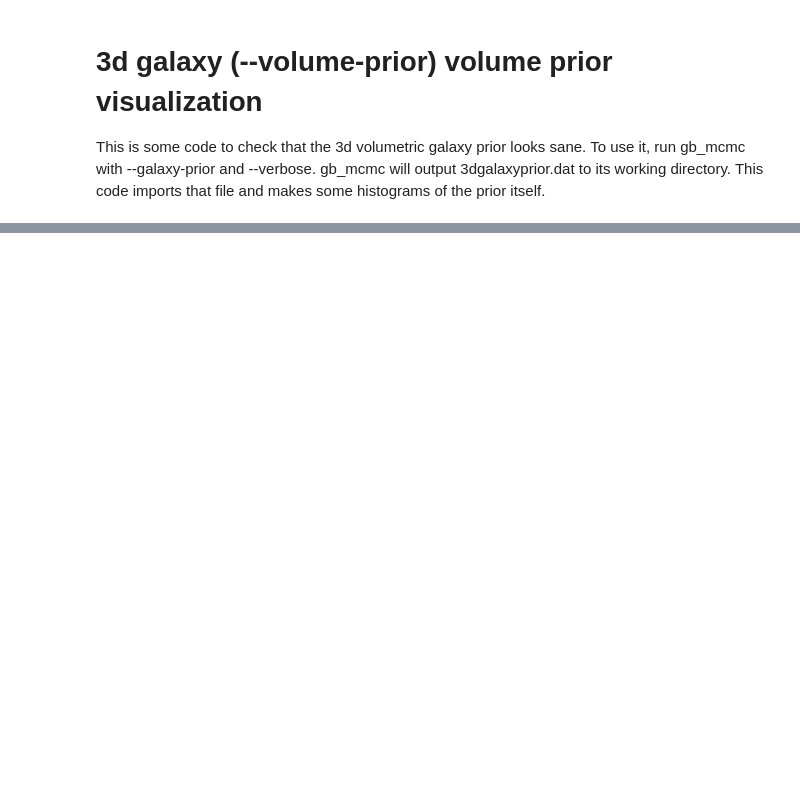
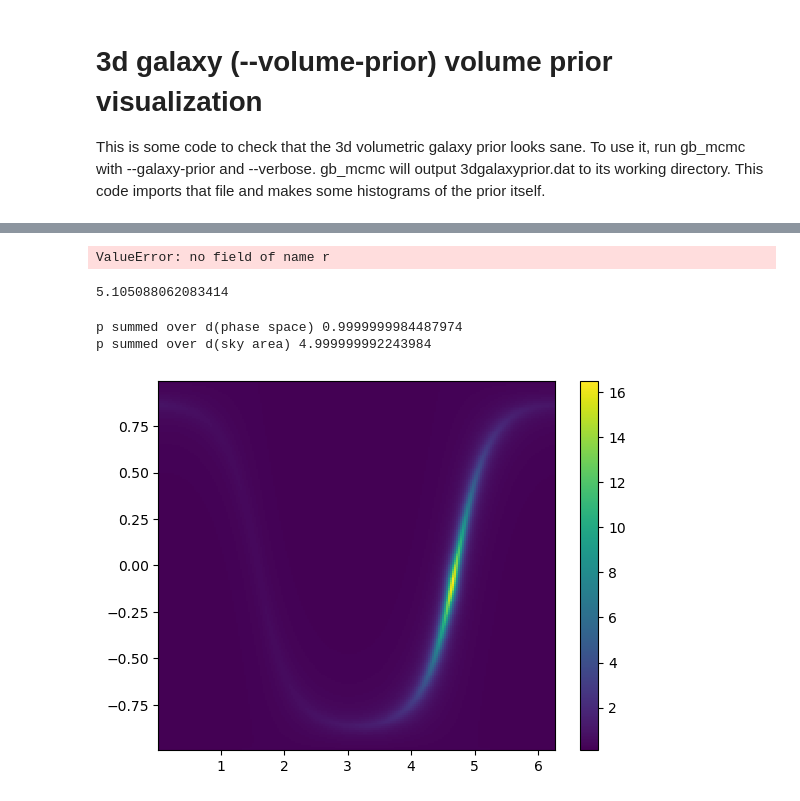
Before and after one commit to mtauraso/ldasoft, a Jupyter notebook: gbmcmc/scripts/volume_prior_visualization.ipynb, the cells around one changed output, grey strips where cells are left out. Cells and saved outputs as stored; diff of their text form; code cells hidden in the pictures; blank space fills up the shorter version.

```diff
--- a/gbmcmc/scripts/volume_prior_visualization.ipynb
+++ b/gbmcmc/scripts/volume_prior_visualization.ipynb
@@ -39,0 +120,24 @@ galaxyslice(a,"y", -1, 1)
+# %%
+print(np.max(a['r']),np.min(a['r']))
+# %% [output]
+ValueError: no field of name r
+# %%
+phi = np.pi/2.0 + np.pi/8.0
+(phi + np.pi)%(np.pi*2.0)
+# %% [output]
+5.105088062083414
+# %%
+# make a skymap
+
+dr = 40.0/200 # GALAXY_BS_R/Nr (defined in GalacticBinaryPrior.h)
+dcostheta = 2./200
+dphi = 2*np.pi/200
+_ = plt.hist2d(b['phi'], b['costheta'], weights=np.exp(b['logp']), bins=(200,200))
+plt.colorbar()
+
+print(f"p summed over d(phase space) {np.sum(np.exp(b['logp'])*dcostheta*dphi*dr)}")
+print(f"p summed over d(sky area) {np.sum(np.exp(b['logp'])*dcostheta*dphi)}")
+# %% [output]
+p summed over d(phase space) 0.9999999984487974
+p summed over d(sky area) 4.999999992243984
+[figure, added]
```
Also changed, not shown: parts of 11 cells of this notebook, 7 other files.
